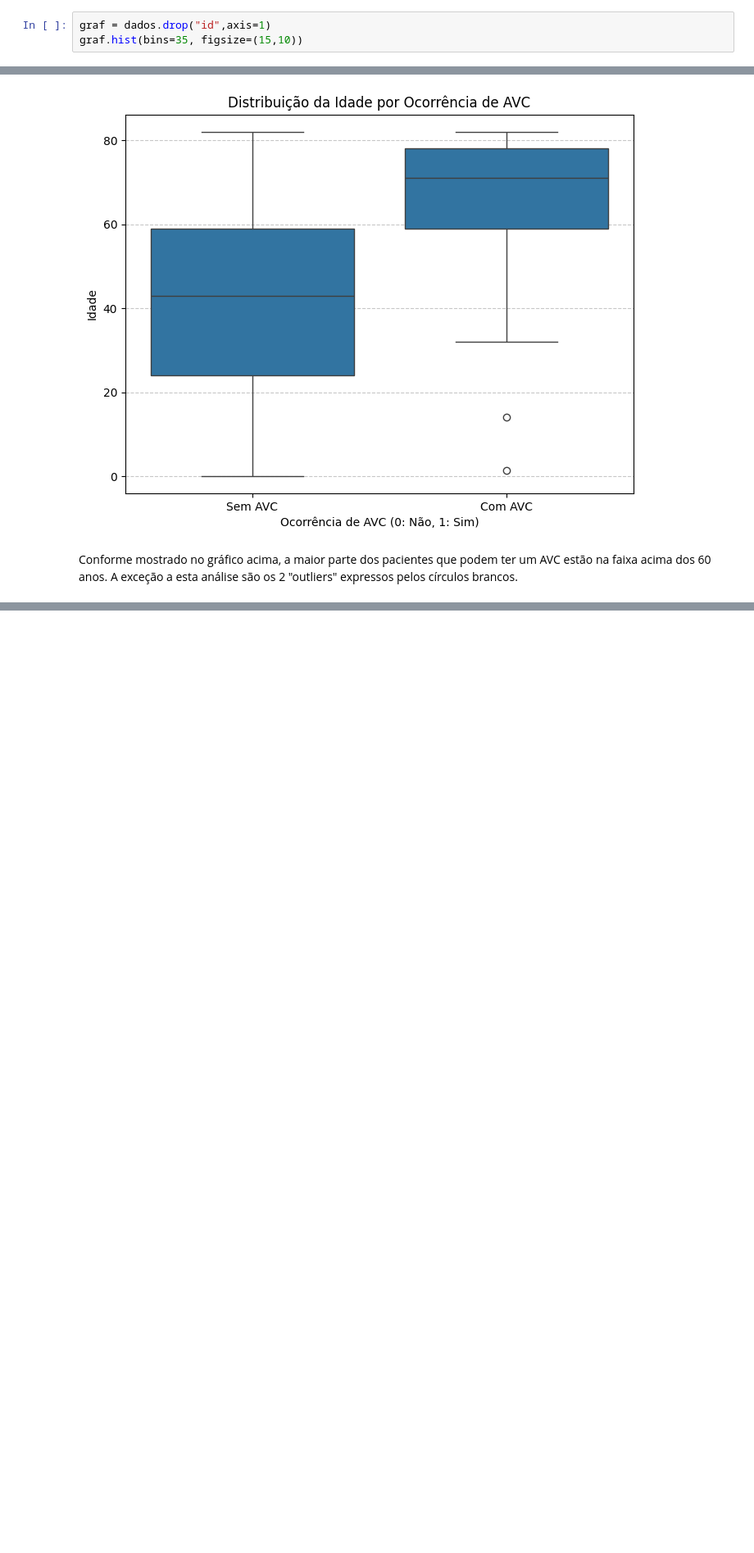
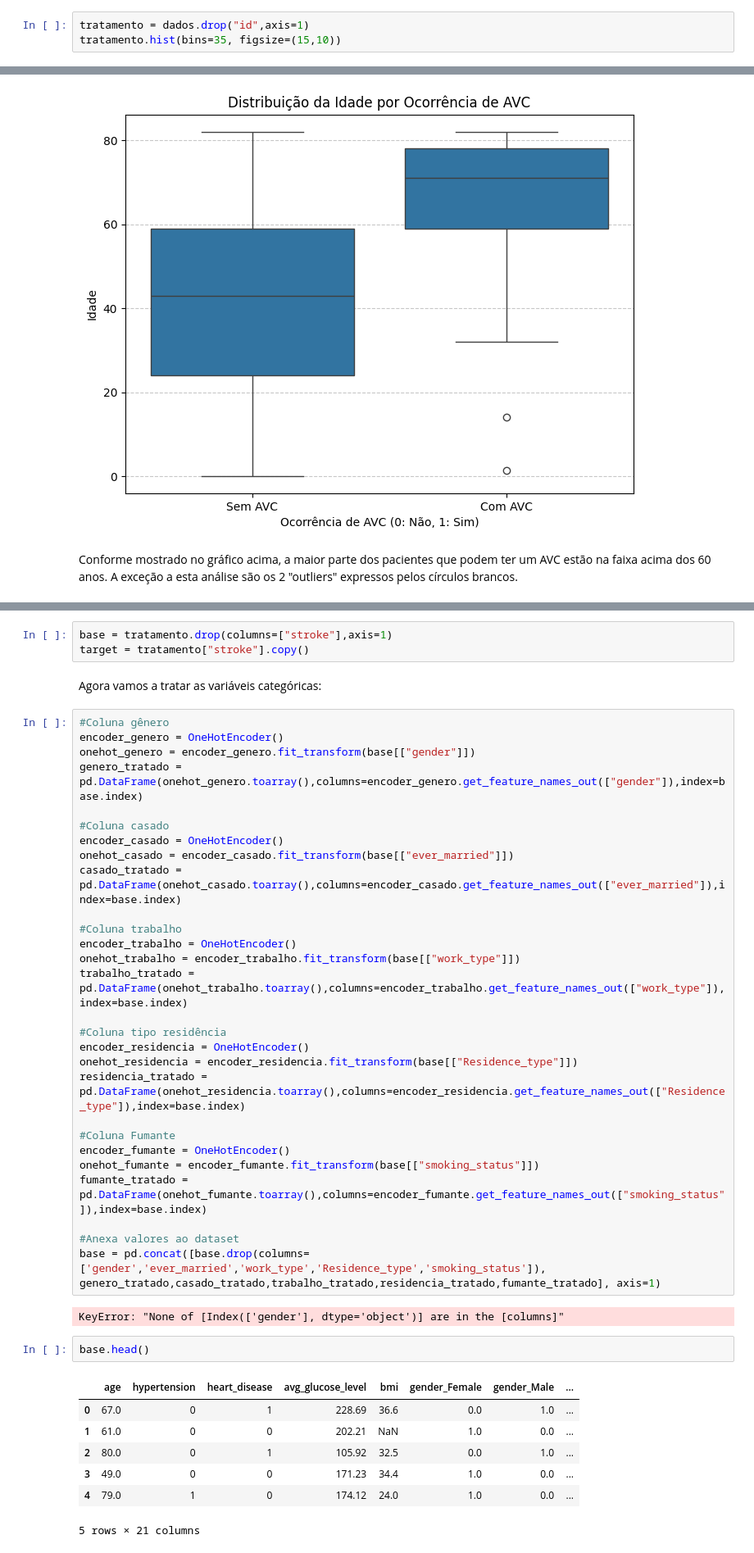
Before and after one commit to narcisocabraljr/Tech_Challenge_1, a Jupyter notebook: Tech_Challenge_1.ipynb, the cells around one changed output, grey strips where cells are left out. Shown at 82% size. Cells and saved outputs as stored; diff of their text form; blank space fills up the shorter version.

Commit message:
tratativa de valores categóricos e vazios

```diff
--- a/Tech_Challenge_1.ipynb
+++ b/Tech_Challenge_1.ipynb
@@ -82,6 +89,6 @@ No campo "bmi" temos 201 linhas vazias que iremos tratar para obter os melhores
 # %%
-graf = dados.drop("id",axis=1)
-graf.hist(bins=35, figsize=(15,10))
+tratamento = dados.drop("id",axis=1)
+tratamento.hist(bins=35, figsize=(15,10))
 # %% [output]
 array([[<Axes: title={'center': 'age'}>,
         <Axes: title={'center': 'hypertension'}>],
@@ -145,0 +155,45 @@ Conforme mostrado no gráfico acima, a maior parte dos pacientes que podem ter u
+# %%
+base = tratamento.drop(columns=["stroke"],axis=1)
+target = tratamento["stroke"].copy()
+# %% [markdown]
+Agora vamos a tratar as variáveis categóricas:
+# %%
+#Coluna gênero
+encoder_genero = OneHotEncoder()
+onehot_genero = encoder_genero.fit_transform(base[["gender"]])
+genero_tratado = pd.DataFrame(onehot_genero.toarray(),columns=encoder_genero.get_feature_names_out(["gender"]),index=base.index)
+
+#Coluna casado
+encoder_casado = OneHotEncoder()
+onehot_casado = encoder_casado.fit_transform(base[["ever_married"]])
+casado_tratado = pd.DataFrame(onehot_casado.toarray(),columns=encoder_casado.get_feature_names_out(["ever_married"]),index=base.index)
+
+#Coluna trabalho
+encoder_trabalho = OneHotEncoder()
+onehot_trabalho = encoder_trabalho.fit_transform(base[["work_type"]])
+trabalho_tratado = pd.DataFrame(onehot_trabalho.toarray(),columns=encoder_trabalho.get_feature_names_out(["work_type"]),index=base.index)
+
+#Coluna tipo residência
+encoder_residencia = OneHotEncoder()
+onehot_residencia = encoder_residencia.fit_transform(base[["Residence_type"]])
+residencia_tratado = pd.DataFrame(onehot_residencia.toarray(),columns=encoder_residencia.get_feature_names_out(["Residence_type"]),index=base.index)
+
+#Coluna Fumante
+encoder_fumante = OneHotEncoder()
+onehot_fumante = encoder_fumante.fit_transform(base[["smoking_status"]])
+fumante_tratado = pd.DataFrame(onehot_fumante.toarray(),columns=encoder_fumante.get_feature_names_out(["smoking_status"]),index=base.index)
+
+#Anexa valores ao dataset
+base = pd.concat([base.drop(columns=['gender','ever_married','work_type','Residence_type','smoking_status']), genero_tratado,casado_tratado,trabalho_tratado,residencia_tratado,fumante_tratado], axis=1)
+# %% [output]
+KeyError: "None of [Index(['gender'], dtype='object')] are in the [columns]"
+# %%
+base.head()
+# %% [output]
+|  | age | hypertension | heart_disease | avg_glucose_level | bmi | gender_Female | gender_Male | ... |
+| 0 | 67.0 | 0 | 1 | 228.69 | 36.6 | 0.0 | 1.0 | ... |
+| 1 | 61.0 | 0 | 0 | 202.21 | NaN | 1.0 | 0.0 | ... |
+| 2 | 80.0 | 0 | 1 | 105.92 | 32.5 | 0.0 | 1.0 | ... |
+| 3 | 49.0 | 0 | 0 | 171.23 | 34.4 | 1.0 | 0.0 | ... |
+| 4 | 79.0 | 1 | 0 | 174.12 | 24.0 | 1.0 | 0.0 | ... |
+5 rows × 21 columns
```
Also changed, not shown: parts of 9 cells of this notebook.
